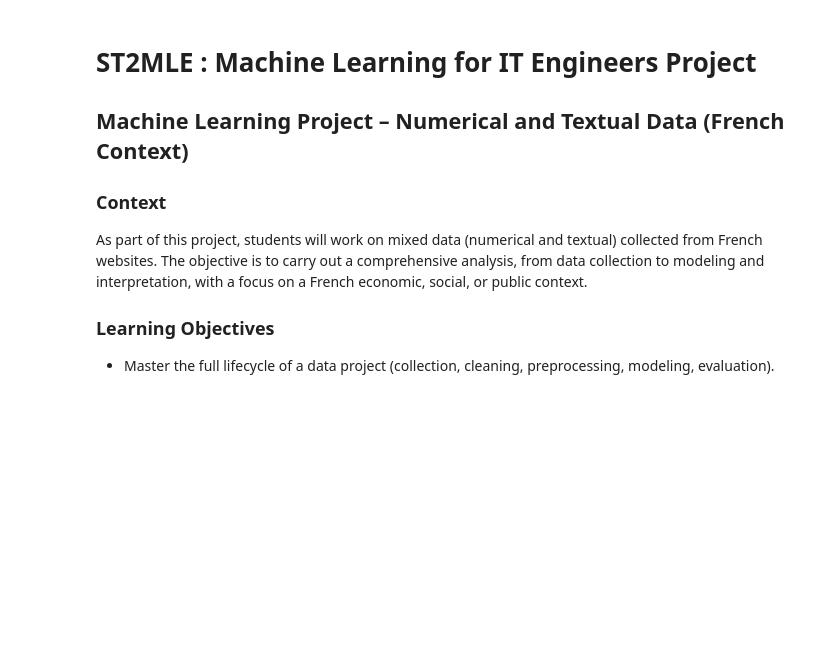
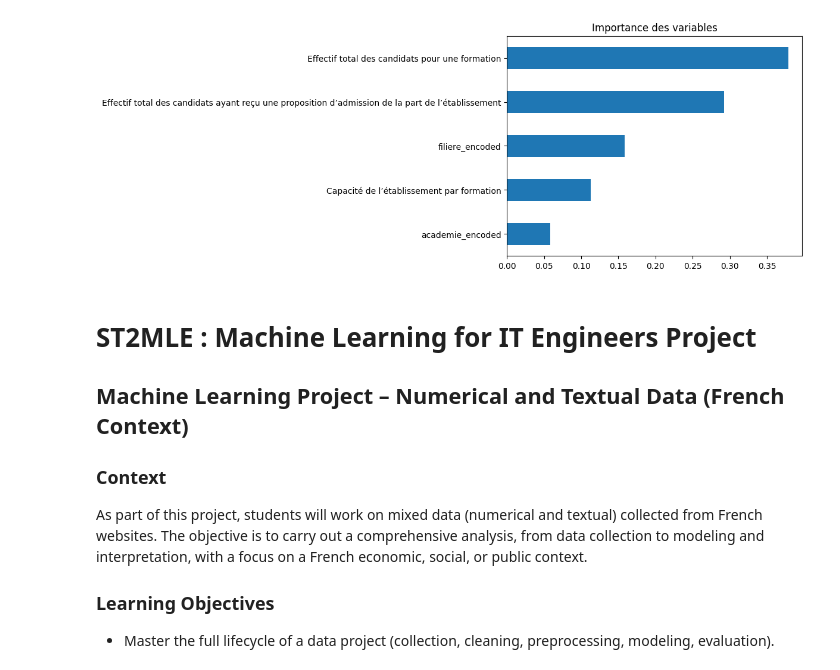
Before and after one commit to LucasKoc/ST2MLE-PRJ, a Jupyter notebook: main.ipynb, the cells around one changed output. Cells and saved outputs as stored; diff of their text form; code cells hidden in the pictures; blank space fills up the shorter version.

```diff
--- a/main.ipynb
+++ b/main.ipynb
@@ -0,0 +1,96 @@
+# %%
+# Parcoursup Dataset Analysis - Jupyter Notebook
+
+## 1. Imports et chargement des données
+
+import pandas as pd
+import matplotlib.pyplot as plt
+import seaborn as sns
+from sklearn.ensemble import RandomForestClassifier
+from sklearn.model_selection import train_test_split
+from sklearn.metrics import classification_report, confusion_matrix
+from sklearn.preprocessing import LabelEncoder
+
+
+## 2. Lecture du fichier avec bon encodage et séparateur
+
+df = pd.read_csv('fr-esr-parcoursup.csv', sep=';', encoding='utf-8')
+df.columns = df.columns.str.strip()  # Nettoyage des espaces
+
+
+## 3. Aperçu des données
+
+print(df.shape)
+df.head()
+df.info()
+df.describe(include='all')
+
+
+## 4. Sélection de colonnes pertinentes (exemples)
+
+cols = [
+    "Code UAI de l'établissement",
+    "Établissement",
+    "Filière de formation très détaillée",
+    "Région de l’établissement",
+    "Académie de l’établissement",
+    "Capacité de l’établissement par formation",
+    "Effectif total des candidats pour une formation",
+    "Effectif total des candidats ayant reçu une proposition d’admission de la part de l’établissement",
+    "Taux d’accès"
+]
+df_selected = df[cols].dropna()
+df_selected = df_selected[df_selected['Taux d’accès'].apply(lambda x: isinstance(x, (int, float, str)))]
+# Convert percentage values if they are strings, otherwise keep as float
+df_selected["Taux d’accès"] = pd.to_numeric(df_selected["Taux d’accès"], errors='coerce')
+
+
+## 5. Création d’une cible : "Sélectif" si Taux < 50%, sinon "Non-sélectif"
+
+df_selected['selective'] = df_selected['Taux d’accès'].apply(lambda x: 1 if x < 50 else 0)
+
+
+## 6. Encodage des variables catégorielles
+
+le = LabelEncoder()
+df_selected['filiere_encoded'] = le.fit_transform(df_selected["Filière de formation très détaillée"])
+df_selected['academie_encoded'] = le.fit_transform(df_selected["Académie de l’établissement"])
+
+
+## 7. Modèle prédictif : Random Forest
+
+X = df_selected[[
+    'Capacité de l’établissement par formation',
+    'Effectif total des candidats pour une formation',
+    'Effectif total des candidats ayant reçu une proposition d’admission de la part de l’établissement',
+    'filiere_encoded',
+    'academie_encoded'
+]]
+y = df_selected['selective']
+
+X_train, X_test, y_train, y_test = train_test_split(X, y, test_size=0.2, random_state=42)
+
+clf = RandomForestClassifier(n_estimators=100, random_state=42)
+clf.fit(X_train, y_train)
+y_pred = clf.predict(X_test)
+
+
+## 8. Évaluation du modèle
+
+print(confusion_matrix(y_test, y_pred))
+print(classification_report(y_test, y_pred))
+
+
+## 9. Visualisation de l’importance des variables
+
+feat_importances = pd.Series(clf.feature_importances_, index=X.columns)
+feat_importances.sort_values().plot(kind='barh')
+plt.title('Importance des variables')
+plt.tight_layout()
+plt.show()
+
+
+## 10. Export des données nettoyées (optionnel)
+
+df_selected.to_csv("parcoursup_cleaned.csv", index=False)
+# %% [output]
@@ -1,3 +113,4 @@
+[figure, added]
 # %% [markdown]
 # ST2MLE : Machine Learning for IT Engineers Project
 ## Machine Learning Project – Numerical and Textual Data (French Context)
```
Also changed, not shown: parts of 1 cell of this notebook, 1 other file.
